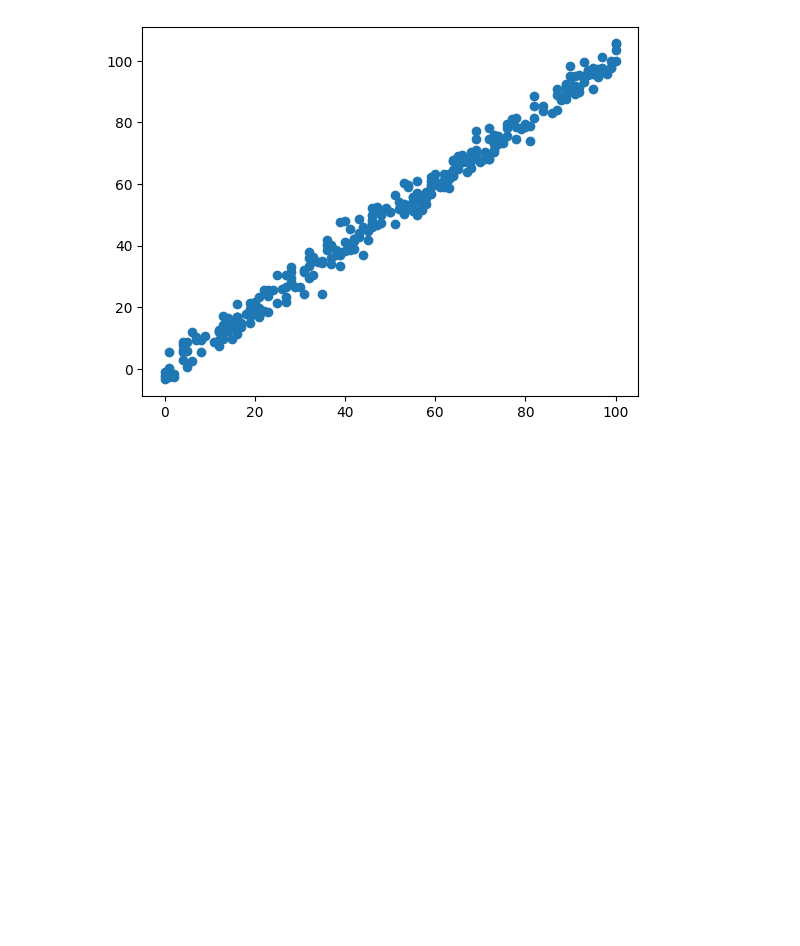
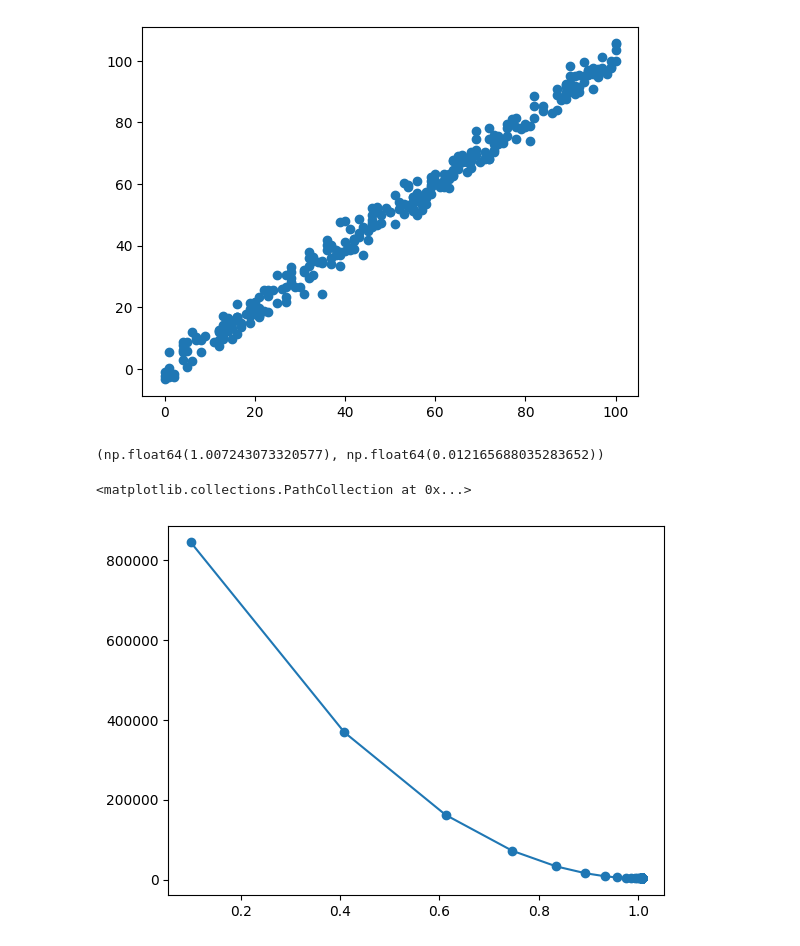
Before and after one commit to mynameflacko/ml-models-linear_regression, a Jupyter notebook: linear_regression.ipynb, the cells around one changed output. Drawn from its saved outputs; the diff is of its cells as text; code cells hidden in the pictures; blank space fills up the shorter version.

Commit message:
finshed version of lr + visualization in notebook

```diff
--- a/linear_regression.ipynb
+++ b/linear_regression.ipynb
@@ -25,3 +26,15 @@ plt.scatter(df["x"], df["y"])
 # %% [output]
 <matplotlib.collections.PathCollection at 0x...>
 [figure]
+# %%
+linear_regression = LinearRegression(x_feature = df["x"], y_target = df["y"])
+# %%
+linear_regression.gradient_descent()
+# %% [output]
+(np.float64(1.007243073320577), np.float64(0.012165688035283652))
+# %%
+plt.plot(linear_regression.weights, linear_regression.costs)
+plt.scatter(linear_regression.weights, linear_regression.costs)
+# %% [output]
+<matplotlib.collections.PathCollection at 0x...>
+[figure, added]
```
Also changed, not shown: parts of 4 cells of this notebook, 1 other file.
